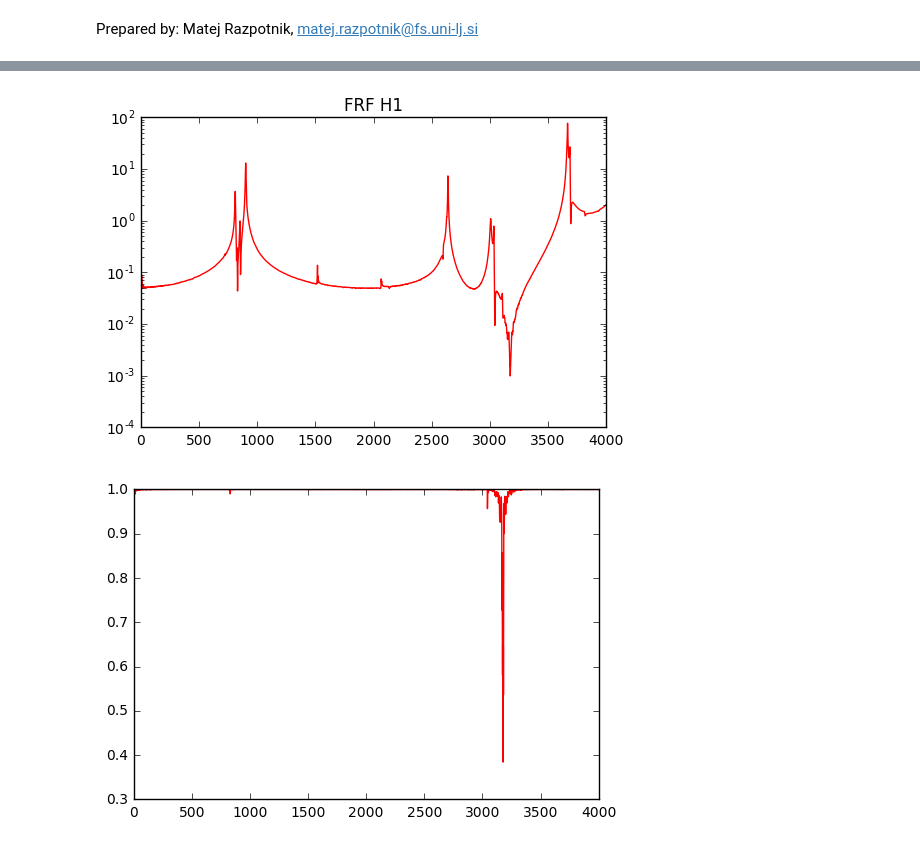
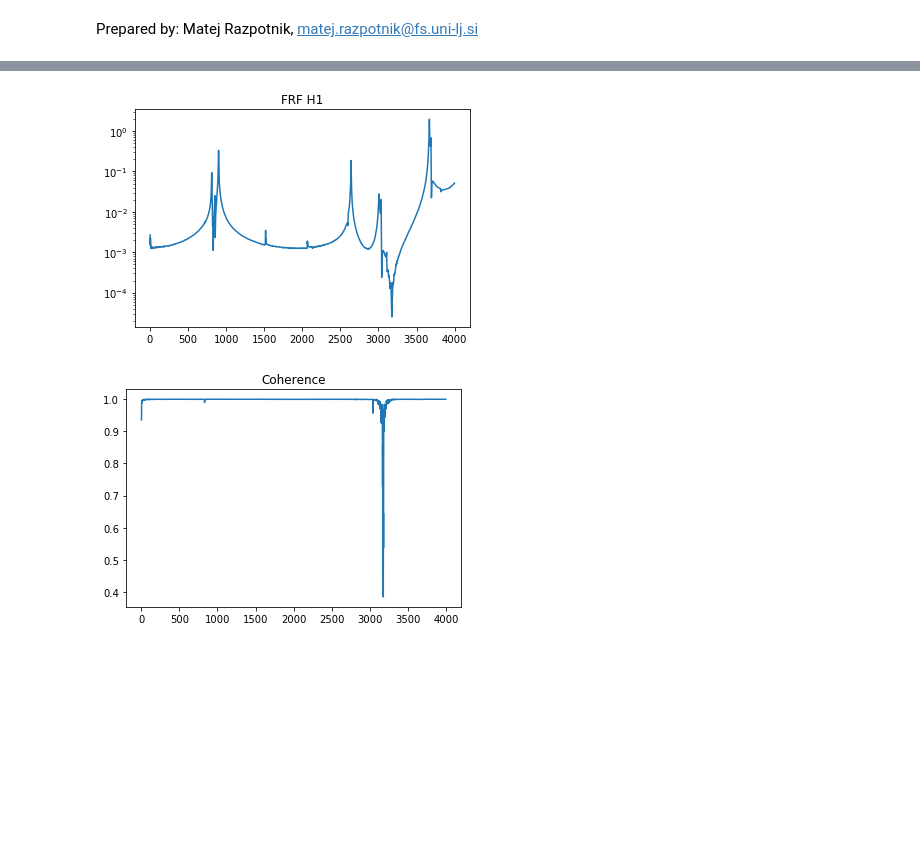
Before and after one commit to ladisk/pyFRF, a Jupyter notebook: Showcase pyFRF.ipynb, the cells around one changed output, grey strips where cells are left out. Saved outputs shown, nothing was run; the diff lists cells and outputs as text; code cells hidden in the pictures; blank space fills up the shorter version.

Commit message:
pyFRF-3 ENG: add FRF support for accelerance, mobility, receptance

```diff
--- a/Showcase pyFRF.ipynb
+++ b/Showcase pyFRF.ipynb
@@ -143,11 +153,12 @@ plot_up_to = 4000
 for file_name in measurement_files:
     meas_i = np.load(file_name)
     frf_meas.add_data(meas_i[1], meas_i[2])
-plt.semilogy(frf_meas.get_f_axis()[:plot_up_to], np.abs(frf_meas.get_H1())[:plot_up_to], 'r')
+plt.semilogy(frf_meas.get_f_axis()[:plot_up_to], np.abs(frf_meas.get_FRF(form='accelerance'))[:plot_up_to])
 plt.title('FRF H1');
 # %% [output]
-[figure, old version]
+[figure, new version]
 # %%
-plt.plot(frf_meas.get_f_axis()[:plot_up_to], frf_meas.get_coherence()[:plot_up_to], 'r');
+plt.plot(frf_meas.get_f_axis()[:plot_up_to], frf_meas.get_coherence()[:plot_up_to]);
+plt.title('Coherence');
 # %% [output]
-[figure, old version]
+[figure, new version]
```
Also changed, not shown: parts of 12 cells of this notebook, 3 other files.
